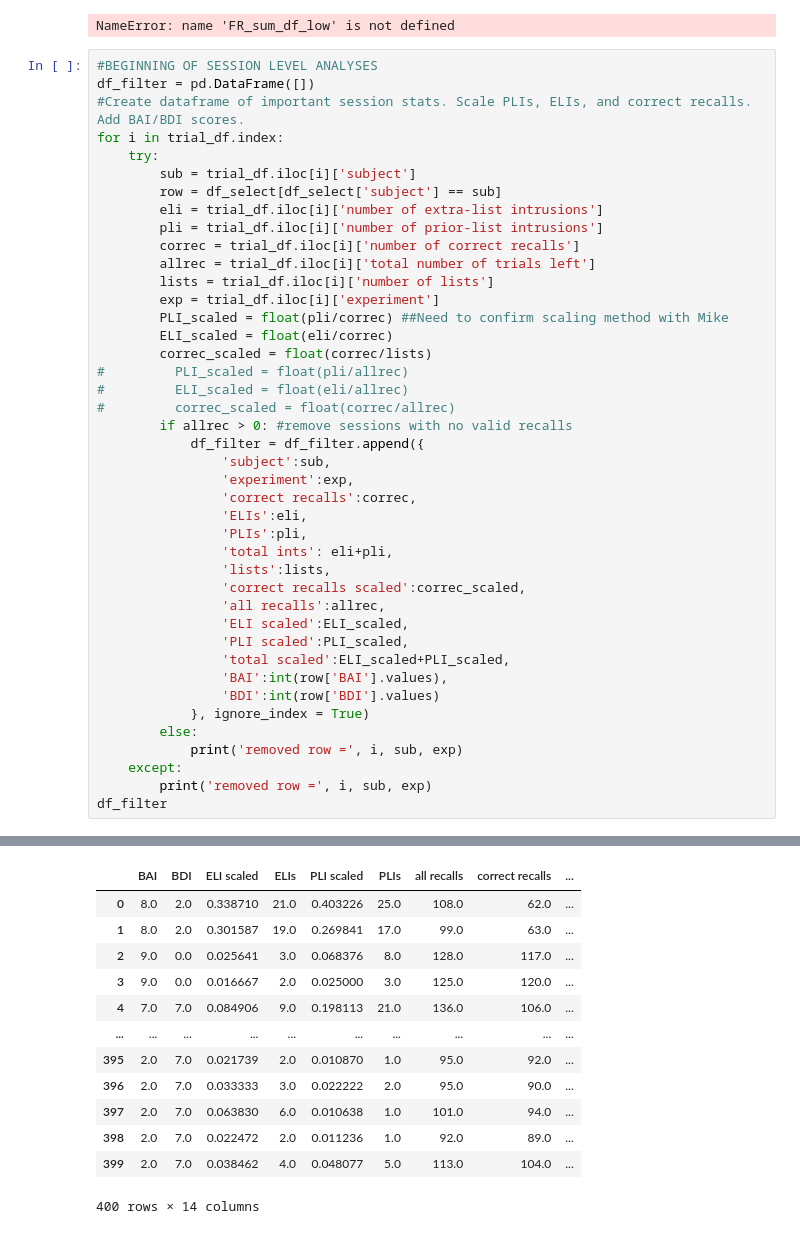
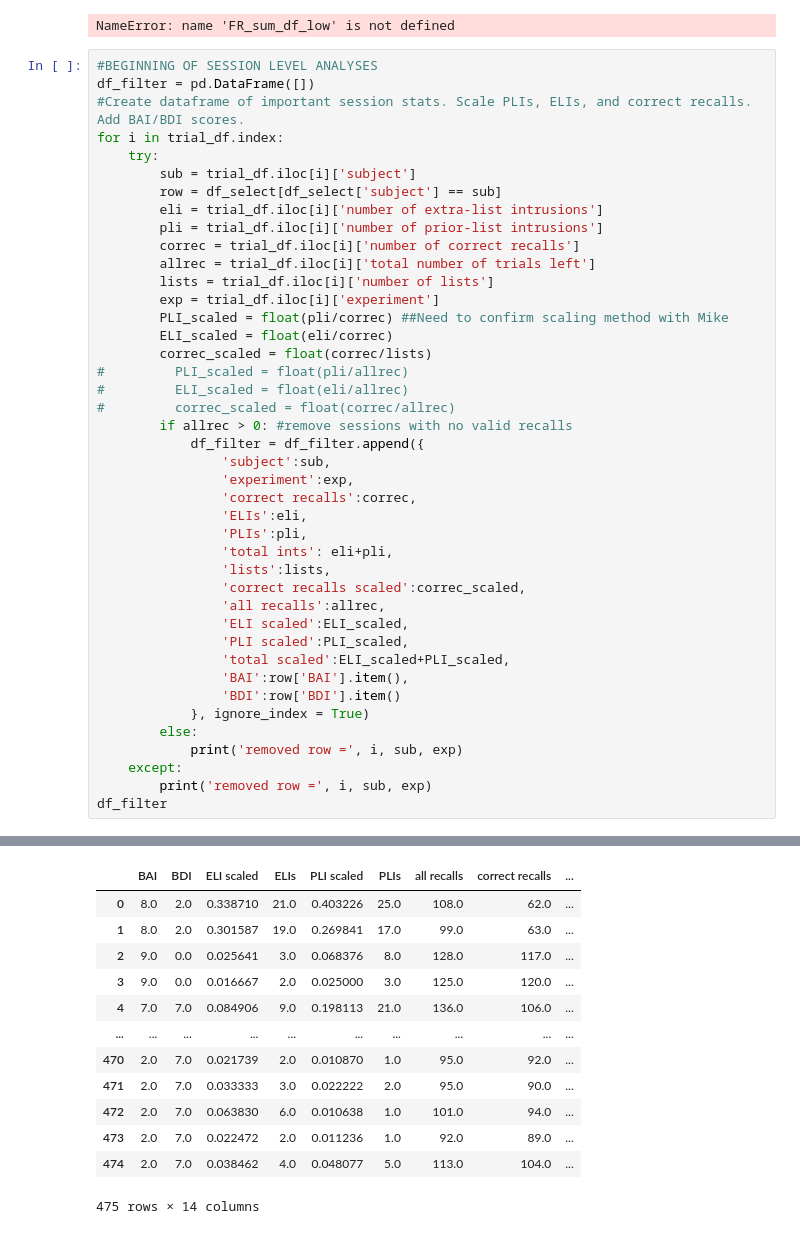
Before and after one commit to NoaHerz/Mental_health, a Jupyter notebook: MH_intrusion.ipynb, the cells around one changed output, grey strips where cells are left out. Drawn from its saved outputs; the diff is of its cells as text.

```diff
--- a/MH_intrusion.ipynb
+++ b/MH_intrusion.ipynb
@@ -398,8 +384,8 @@ for i in trial_df.index:
                 'ELI scaled':ELI_scaled,
                 'PLI scaled':PLI_scaled,
                 'total scaled':ELI_scaled+PLI_scaled,
-                'BAI':int(row['BAI'].values),
-                'BDI':int(row['BDI'].values)
+                'BAI':row['BAI'].item(),
+                'BDI':row['BDI'].item()
             }, ignore_index = True)
         else:
             print('removed row =', i, sub, exp)
@@ -427,16 +399,16 @@ removed row = 425 R1487T catFR1
 |  | BAI | BDI | ELI scaled | ELIs | PLI scaled | PLIs | all recalls | correct recalls | ... |
 | 0 | 8.0 | 2.0 | 0.338710 | 21.0 | 0.403226 | 25.0 | 108.0 | 62.0 | ... |
 | 1 | 8.0 | 2.0 | 0.301587 | 19.0 | 0.269841 | 17.0 | 99.0 | 63.0 | ... |
 | 2 | 9.0 | 0.0 | 0.025641 | 3.0 | 0.068376 | 8.0 | 128.0 | 117.0 | ... |
 | 3 | 9.0 | 0.0 | 0.016667 | 2.0 | 0.025000 | 3.0 | 125.0 | 120.0 | ... |
 | 4 | 7.0 | 7.0 | 0.084906 | 9.0 | 0.198113 | 21.0 | 136.0 | 106.0 | ... |
 | ... | ... | ... | ... | ... | ... | ... | ... | ... | ... |
-| 395 | 2.0 | 7.0 | 0.021739 | 2.0 | 0.010870 | 1.0 | 95.0 | 92.0 | ... |
-| 396 | 2.0 | 7.0 | 0.033333 | 3.0 | 0.022222 | 2.0 | 95.0 | 90.0 | ... |
-| 397 | 2.0 | 7.0 | 0.063830 | 6.0 | 0.010638 | 1.0 | 101.0 | 94.0 | ... |
-| 398 | 2.0 | 7.0 | 0.022472 | 2.0 | 0.011236 | 1.0 | 92.0 | 89.0 | ... |
-| 399 | 2.0 | 7.0 | 0.038462 | 4.0 | 0.048077 | 5.0 | 113.0 | 104.0 | ... |
+| 470 | 2.0 | 7.0 | 0.021739 | 2.0 | 0.010870 | 1.0 | 95.0 | 92.0 | ... |
+| 471 | 2.0 | 7.0 | 0.033333 | 3.0 | 0.022222 | 2.0 | 95.0 | 90.0 | ... |
+| 472 | 2.0 | 7.0 | 0.063830 | 6.0 | 0.010638 | 1.0 | 101.0 | 94.0 | ... |
+| 473 | 2.0 | 7.0 | 0.022472 | 2.0 | 0.011236 | 1.0 | 92.0 | 89.0 | ... |
+| 474 | 2.0 | 7.0 | 0.038462 | 4.0 | 0.048077 | 5.0 | 113.0 | 104.0 | ... |
-400 rows × 14 columns
+475 rows × 14 columns
 # %%
 #get intrusion per session counts to generate a histogram
 df_int = pd.DataFrame([])
```
Also changed, not shown: parts of 9 cells of this notebook.
